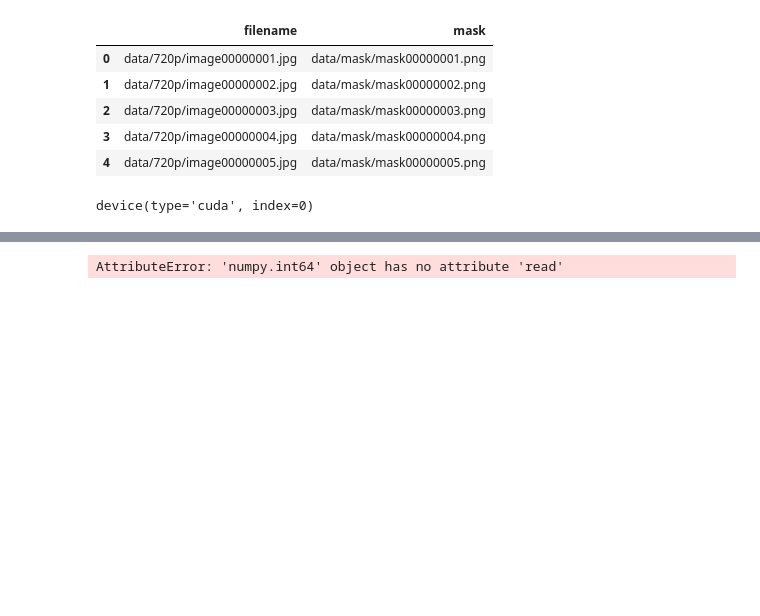
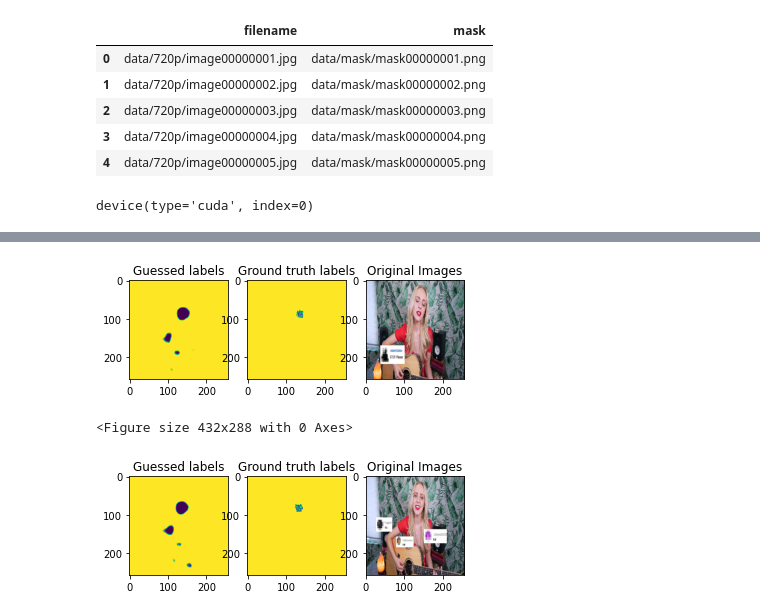
Before and after one commit to Nickel-nc/GU_TorchCV, a Jupyter notebook: 4. Image Segmentation/4. U-net Image Segmentation.ipynb, the cells around one changed output, grey strips where cells are left out. Drawn from its saved outputs; the diff is of its cells as text; code cells hidden in the pictures; blank space fills up the shorter version.

Commit message:
Image segmentation workflow

```diff
--- a/4. Image Segmentation/4. U-net Image Segmentation.ipynb
+++ b/4. Image Segmentation/4. U-net Image Segmentation.ipynb
@@ -256,28 +251,31 @@ batch index : 133 | loss : -0.8244683742523193
 def get_orig(image):
     #image = images[0,:,:,:]
     image = image.permute(1, 2, 0)
-    image = image.numpy()
+    image = image.cpu().numpy()
     image = np.clip(image, 0, 1)
     return image
 # %%
 for i, data in enumerate(test_data_loader):
     images, labels = data
+    images, labels = images.cuda(), labels.cuda()
     outputs = segmodel(images[0])
     f, axarr = plt.subplots(1,3)
 
     axarr[0].imshow(outputs.detach().cpu().numpy()[0,0,:,:])
     axarr[0].set_title('Guessed labels')
 
     axarr[1].imshow(labels[0].detach().cpu().numpy()[0,0,:,:])
     axarr[1].set_title('Ground truth labels')
 
     original = get_orig(images[0][0,:,:,:])
     axarr[2].imshow(original)
     axarr[2].set_title('Original Images')
 
     plt.show()
     plt.gcf().show()
     if i>3:
         break
 # %% [output]
+[figure, added]
-AttributeError: 'numpy.int64' object has no attribute 'read'
+<Figure size 432x288 with 0 Axes>
+[figure, added]
```
Also changed, not shown: parts of 3 cells of this notebook.
